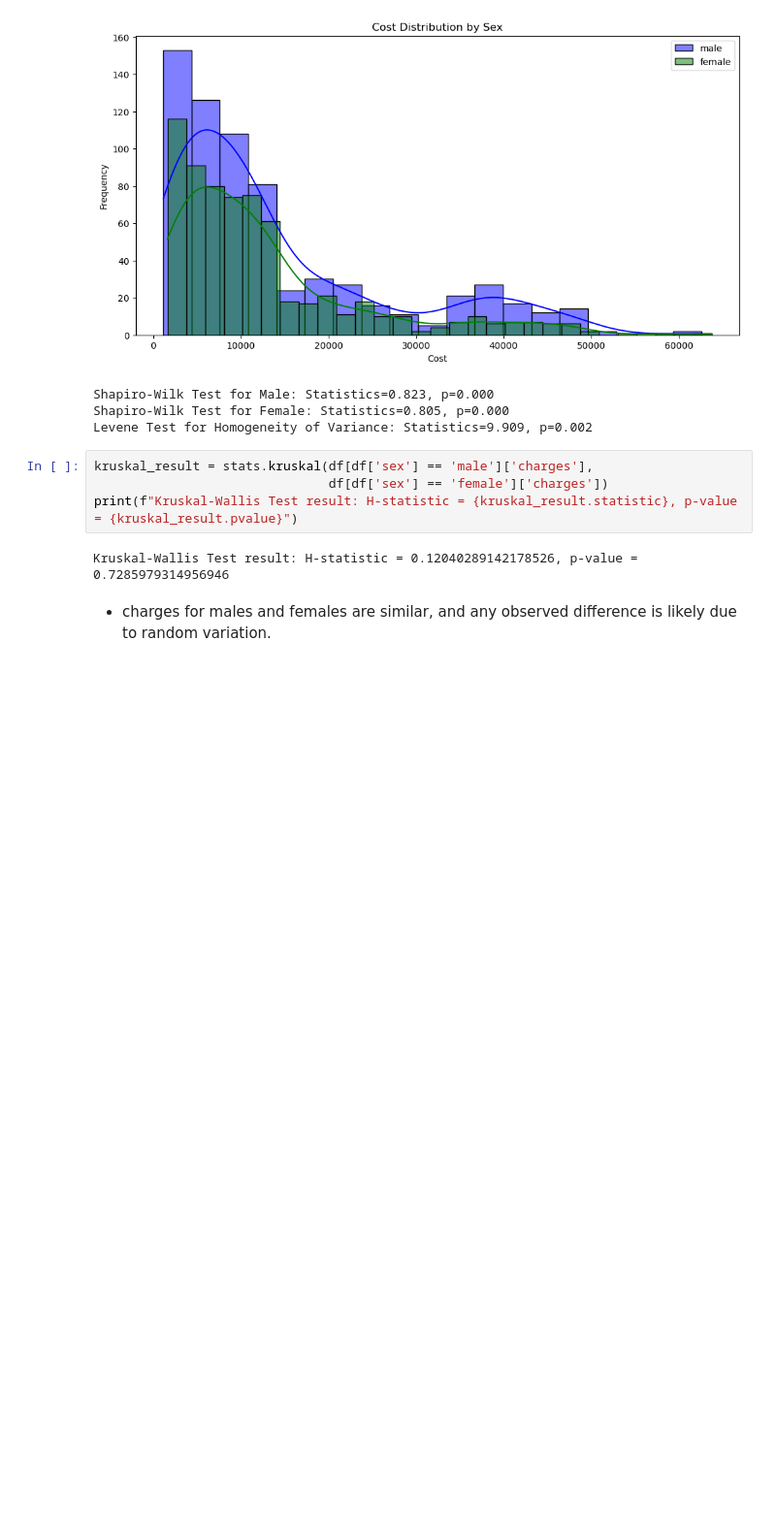
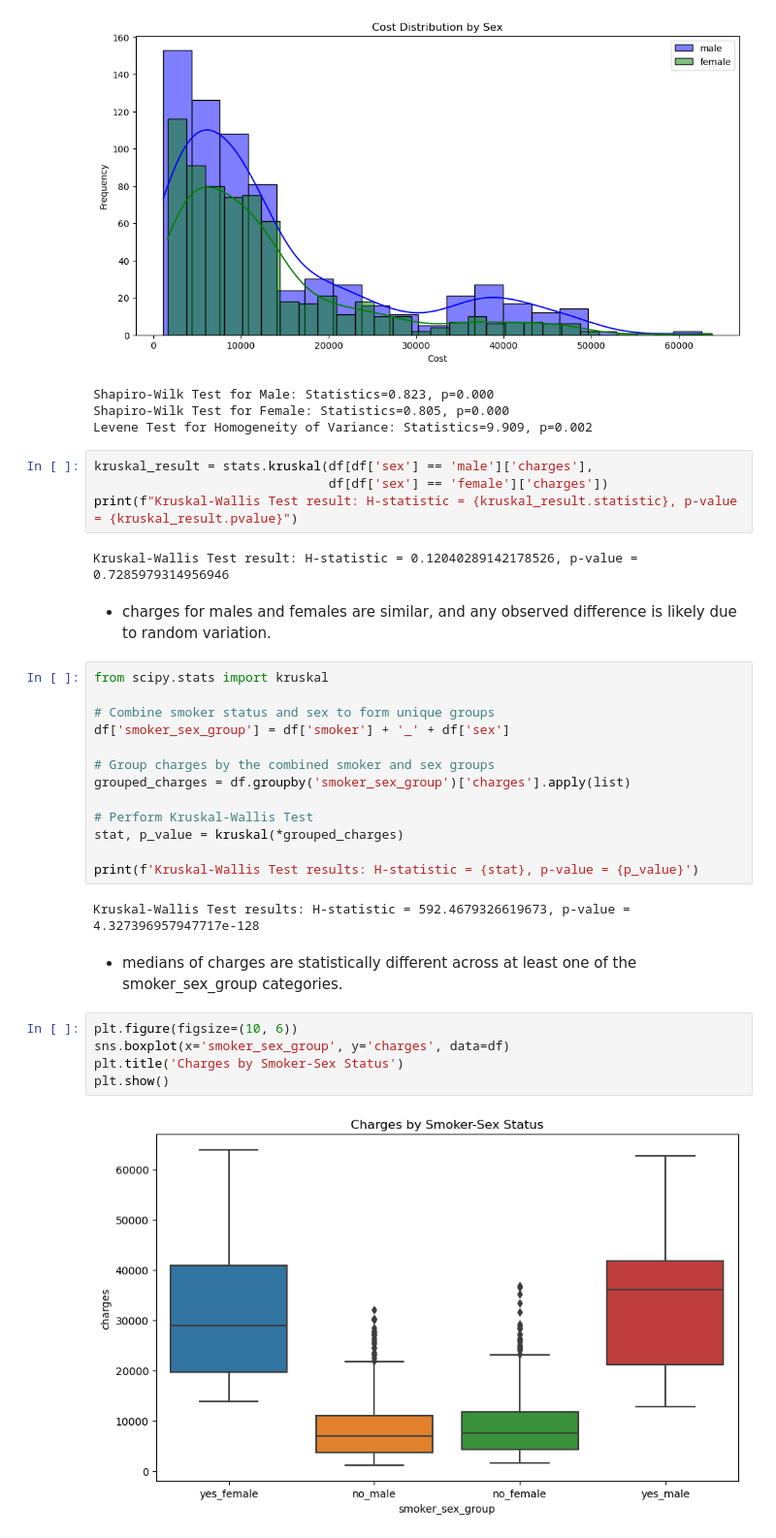
Before and after one commit to Pritidisha/Healthcare, a Jupyter notebook: healthcare.ipynb, the cells around one changed output. Shown at 97% size. Cells and saved outputs as stored; diff of their text form; blank space fills up the shorter version.

```diff
--- a/healthcare.ipynb
+++ b/healthcare.ipynb
@@ -240,4 +239,28 @@ print(f"Kruskal-Wallis Test result: H-statistic = {kruskal_result.statistic}, p-
 Kruskal-Wallis Test result: H-statistic = 0.12040289142178526, p-value = 0.7285979314956946
 # %% [markdown]
 - charges for males and females are similar, and any observed difference is likely due to random variation.
+# %%
+from scipy.stats import kruskal
+
+# Combine smoker status and sex to form unique groups
+df['smoker_sex_group'] = df['smoker'] + '_' + df['sex']
+
+# Group charges by the combined smoker and sex groups
+grouped_charges = df.groupby('smoker_sex_group')['charges'].apply(list)
+
+# Perform Kruskal-Wallis Test
+stat, p_value = kruskal(*grouped_charges)
+
+print(f'Kruskal-Wallis Test results: H-statistic = {stat}, p-value = {p_value}')
+# %% [output]
+Kruskal-Wallis Test results: H-statistic = 592.4679326619673, p-value = 4.327396957947717e-128
+# %% [markdown]
+- medians of charges are statistically different across at least one of the smoker_sex_group categories.
+# %%
+plt.figure(figsize=(10, 6))
+sns.boxplot(x='smoker_sex_group', y='charges', data=df)
+plt.title('Charges by Smoker-Sex Status')
+plt.show()
+# %% [output]
+[figure, added]
 # %%
```
Also changed, not shown: parts of 10 cells of this notebook.
